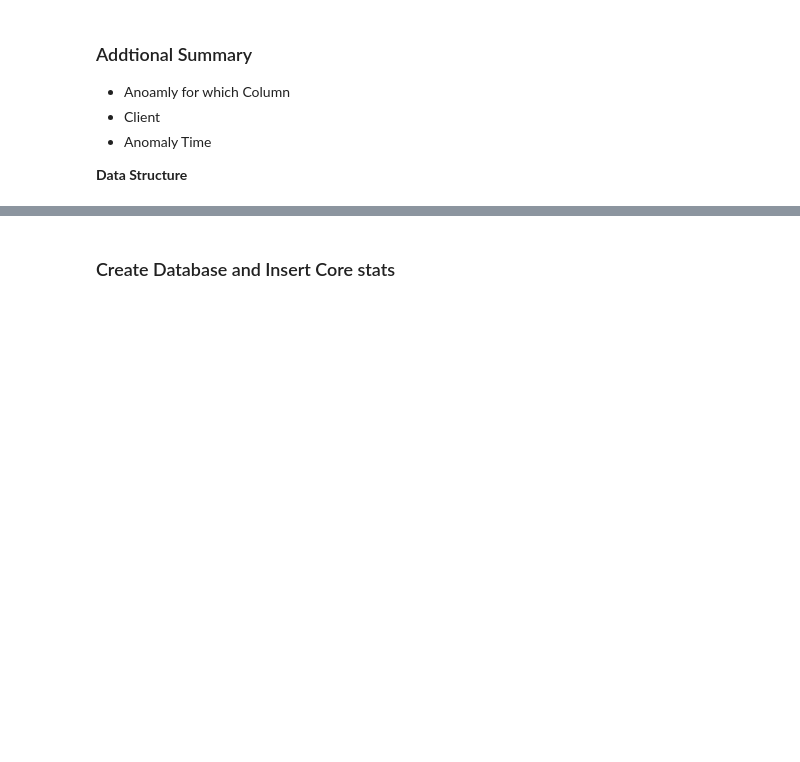
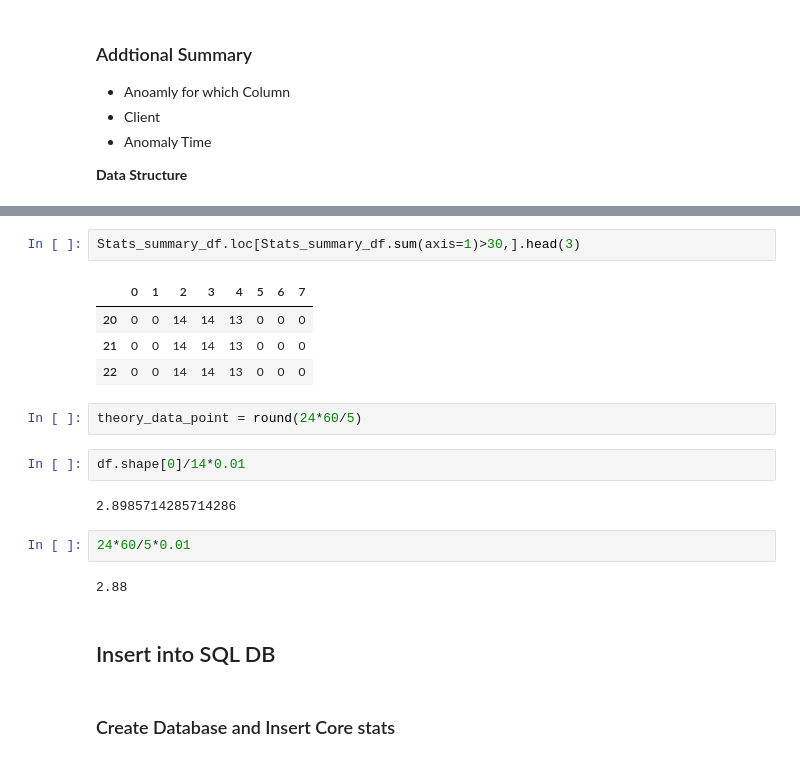
Before and after one commit to dujijundavid/Anomaly_Detection, a Jupyter notebook: Anomaly Start [Exploratory Notebook].ipynb, the cells around one changed output, grey strips where cells are left out. Cells and saved outputs as stored; diff of their text form; blank space fills up the shorter version.

```diff
--- a/Anomaly Start [Exploratory Notebook].ipynb
+++ b/Anomaly Start [Exploratory Notebook].ipynb
@@ -534,3 +684,22 @@ Stats_summary_core[Stats_summary_core["label_Z-score_peak_upload_speed"]==1][["c
+# %%
+Stats_summary_df.loc[Stats_summary_df.sum(axis=1)>30,].head(3)
+# %% [output]
+|  | 0 | 1 | 2 | 3 | 4 | 5 | 6 | 7 |
+| 20 | 0 | 0 | 14 | 14 | 13 | 0 | 0 | 0 |
+| 21 | 0 | 0 | 14 | 14 | 13 | 0 | 0 | 0 |
+| 22 | 0 | 0 | 14 | 14 | 13 | 0 | 0 | 0 |
+# %%
+theory_data_point = round(24*60/5)
+# %%
+df.shape[0]/14*0.01
+# %% [output]
+2.8985714285714286
+# %%
+24*60/5*0.01
+# %% [output]
+2.88
+# %% [markdown]
+## Insert into SQL DB
 # %% [markdown]
 ### Create Database and Insert Core stats
 # %%
```
Also changed, not shown: parts of 37 cells of this notebook.
